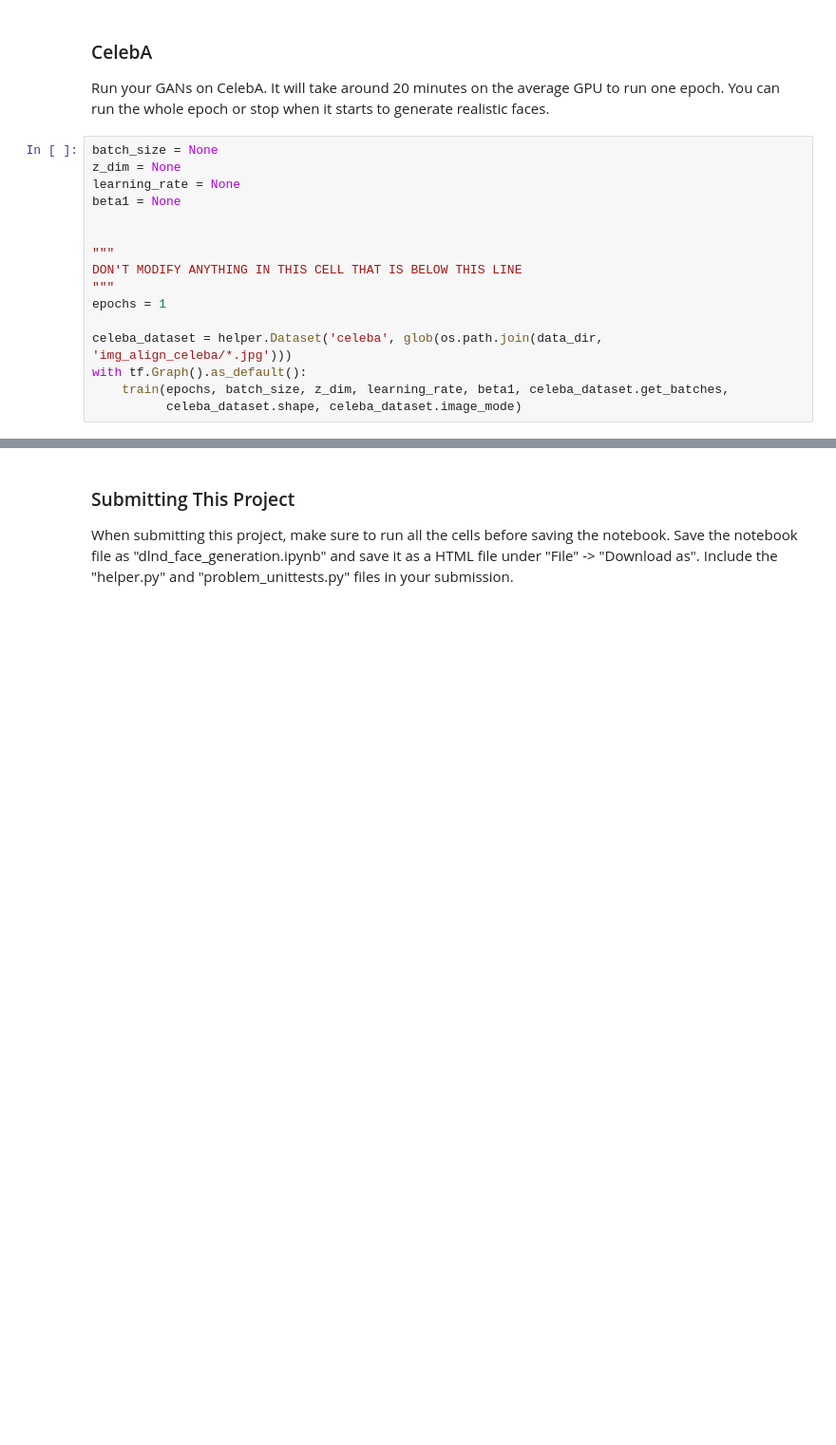
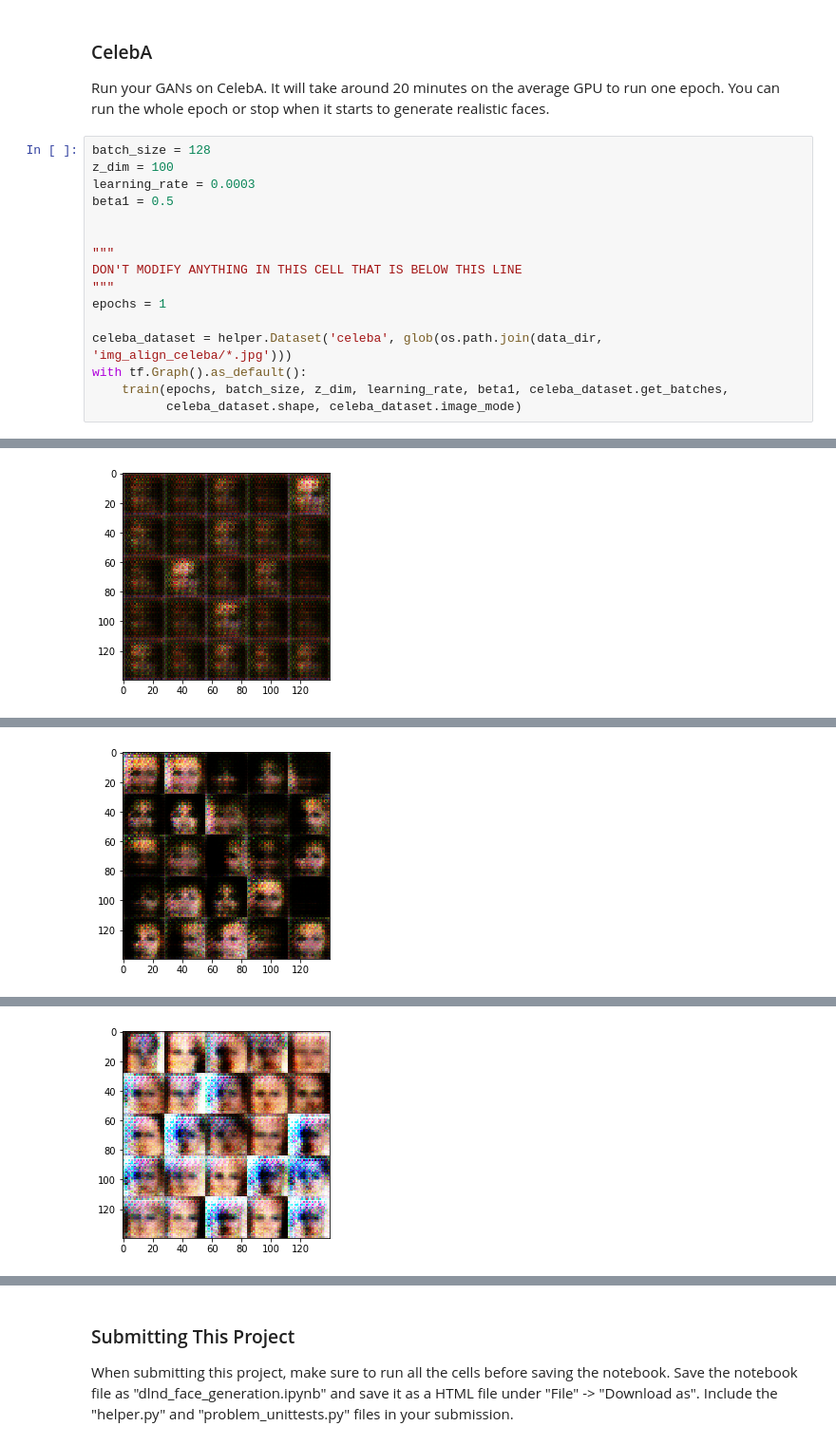
Before and after one commit to akshaybhatia10/Generate-Faces, a Jupyter notebook: dlnd_face_generation.ipynb, the cells around one changed output, grey strips where cells are left out. Shown at 95% size. Drawn from its saved outputs; the diff is of its cells as text; blank space fills up the shorter version.

```diff
--- a/dlnd_face_generation.ipynb
+++ b/dlnd_face_generation.ipynb
@@ -281,10 +466,10 @@ with tf.Graph().as_default():
 ### CelebA
 Run your GANs on CelebA.  It will take around 20 minutes on the average GPU to run one epoch.  You can run the whole epoch or stop when it starts to generate realistic faces.
 # %%
-batch_size = None
-z_dim = None
-learning_rate = None
-beta1 = None
+batch_size = 128
+z_dim = 100
+learning_rate = 0.0003
+beta1 = 0.5
 
 
 """
@@ -296,3 +481,4 @@ celeba_dataset = helper.Dataset('celeba', glob(os.path.join(data_dir, 'img_align
 with tf.Graph().as_default():
     train(epochs, batch_size, z_dim, learning_rate, beta1, celeba_dataset.get_batches,
           celeba_dataset.shape, celeba_dataset.image_mode)
+# %% [output]
@@ -298,0 +495 @@ with tf.Graph().as_default():
+[figure, added]
@@ -298,0 +506 @@ with tf.Graph().as_default():
+[figure, added]
@@ -298,0 +517 @@ with tf.Graph().as_default():
+[figure, added]
```
Also changed, not shown: parts of 12 cells of this notebook.
